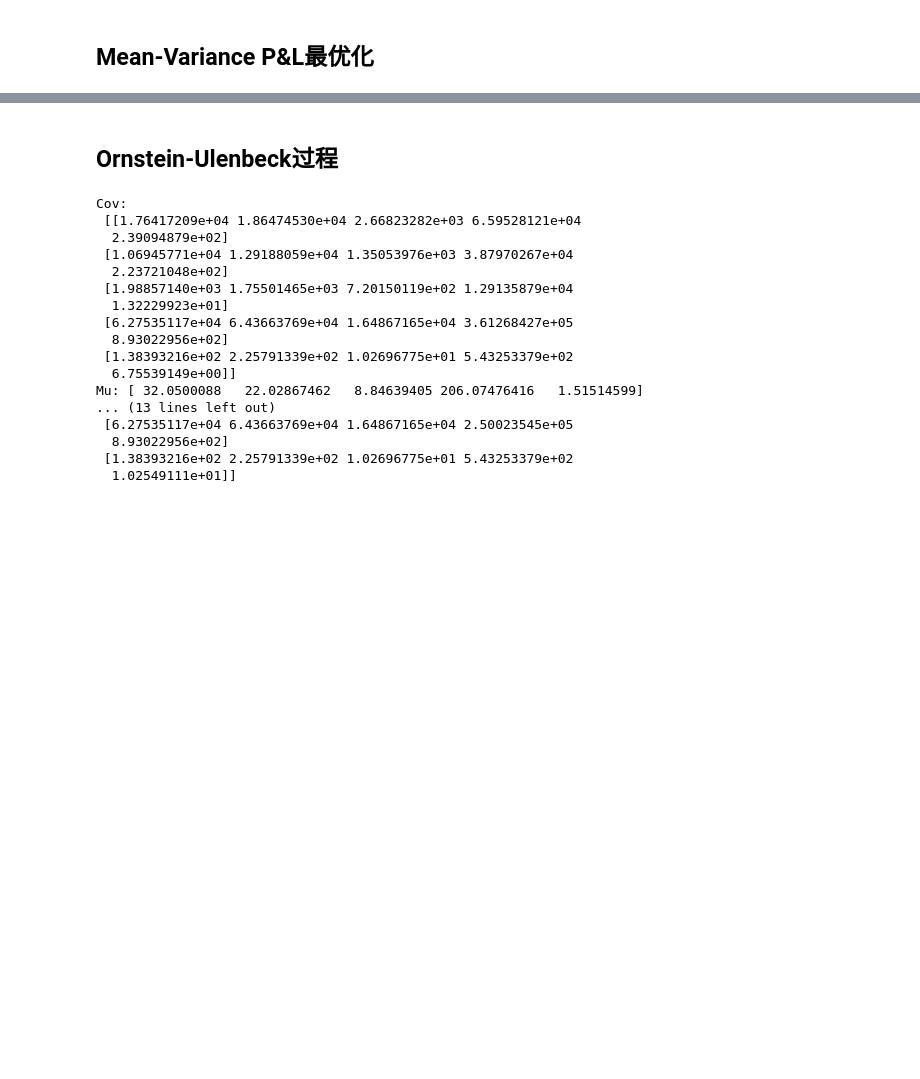
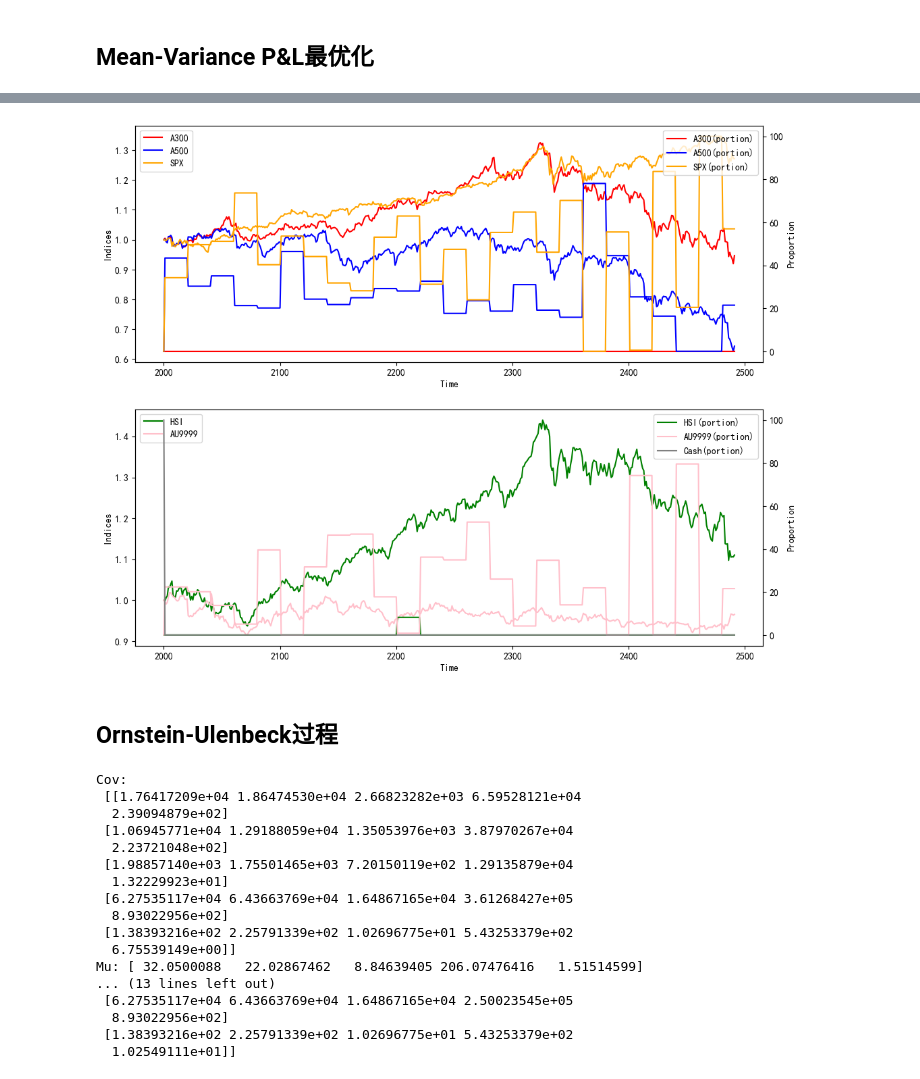
Before and after one commit to dishangti/Entropy-Pooling, a Jupyter notebook: EP.ipynb, the cells around one changed output, grey strips where cells are left out. Saved outputs shown, nothing was run; the diff lists cells and outputs as text; code cells hidden in the pictures; blank space fills up the shorter version.

```diff
--- a/EP.ipynb
+++ b/EP.ipynb
@@ -713,0 +723,7 @@ Sharpe Ratio: 0.29
+# %%
+RSIs = []
+for i in range(5):
+    _RSI =  RSI(prices[i], price_moves[i], period = 10)
+    RSIs.append(_RSI)
+RSIs = np.array(RSIs)
+RSIs
@@ -713,0 +741,9 @@ Sharpe Ratio: 0.29
+# %%
+names = ['A300', 'A500', 'SPX', 'HSI', 'AU9999']
+R_df = pd.DataFrame(data=pnls[0:begin_time], columns=names)
+instrument_names = R_df.columns
+
+print('原始数据')
+# Print prior P&L stats
+stats_prior = ft.simulation_moments(R_df)
+display(stats_prior)
@@ -714,3 +828,47 @@ Sharpe Ratio: 0.29
+# %%
+fig = plt.figure(figsize = (12,10))
+
+time_series = np.arange(begin_time - 1, end_time+1)
+port_series = np.array([[.0],[.0],[.0],[.0],[.0],[100]],dtype=np.float64)
+for time in range(begin_time, end_time+1):
+    if (time - begin_time) % adj_period == 0:
+        port_series = np.c_[port_series, opt1_port.loc[:, time]]
+    else:
+        port_series = np.c_[port_series, port_series[:, -1]]
+
+norm_prices = (prices[:, begin_time - 1: end_time+1].T / prices[:, begin_time-1]).T
+
+color = ['red', 'blue', 'orange', 'green', 'pink', 'grey']
+
+ax = fig.add_subplot(211)
+for i in range(3):
+    ax.plot(time_series, norm_prices[i,:], label = names[i], color = color[i])
+ax.set_xlabel('Time')
+ax.set_ylabel('Indices')
+ax.legend(loc = 'upper left')
+
+ax2 = ax.twinx()
+for i in range(3):
+    ax2.plot(time_series, port_series[i, :], label = [*names, 'Cash'][i] + '(portion)', color = color[i])
+ax2.set_ylabel('Proportion')
+ax2.legend(loc = 'upper right')
+
+ax = fig.add_subplot(212)
+for i in range(3,n_ptf):
+    ax.plot(time_series, norm_prices[i,:], label = names[i], color = color[i])
+ax.set_xlabel('Time')
+ax.set_ylabel('Indices')
+ax.legend(loc = 'upper left')
+
+ax2 = ax.twinx()
+for i in range(3,n_ptf + 1):
+    ax2.plot(time_series, port_series[i, :], label = [*names, 'Cash'][i] + '(portion)', color = color[i])
+ax2.set_ylabel('Proportion')
+ax2.legend(loc = 'upper right')
+
+fig.savefig('Portfolio_RSI.pdf')
+# %% [output]
+[figure, added]
 # %% [markdown]
 ## Ornstein-Ulenbeck过程
 # %%
```
Also changed, not shown: parts of 13 cells of this notebook, 1 other file.
